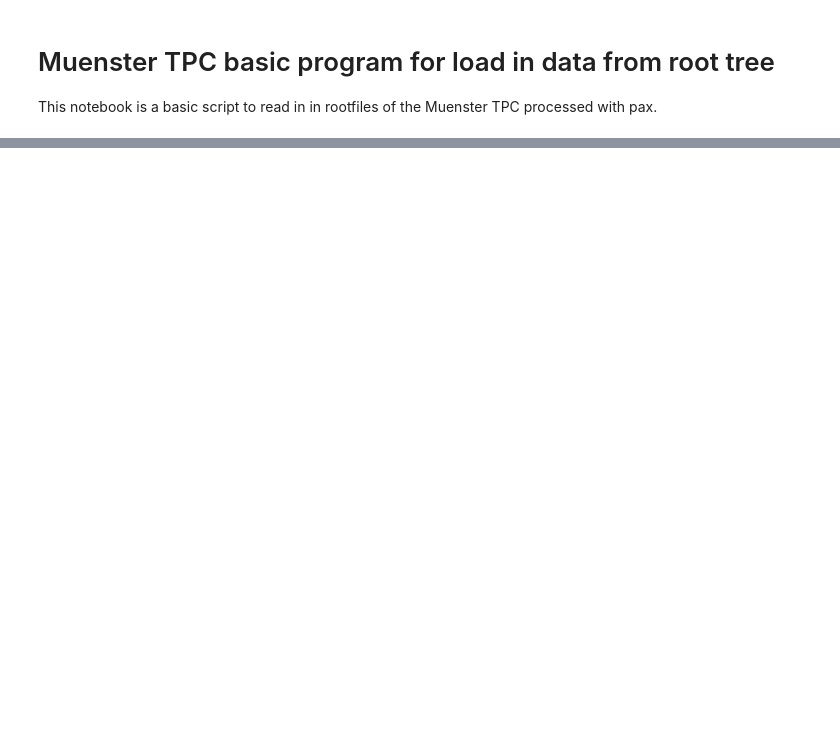
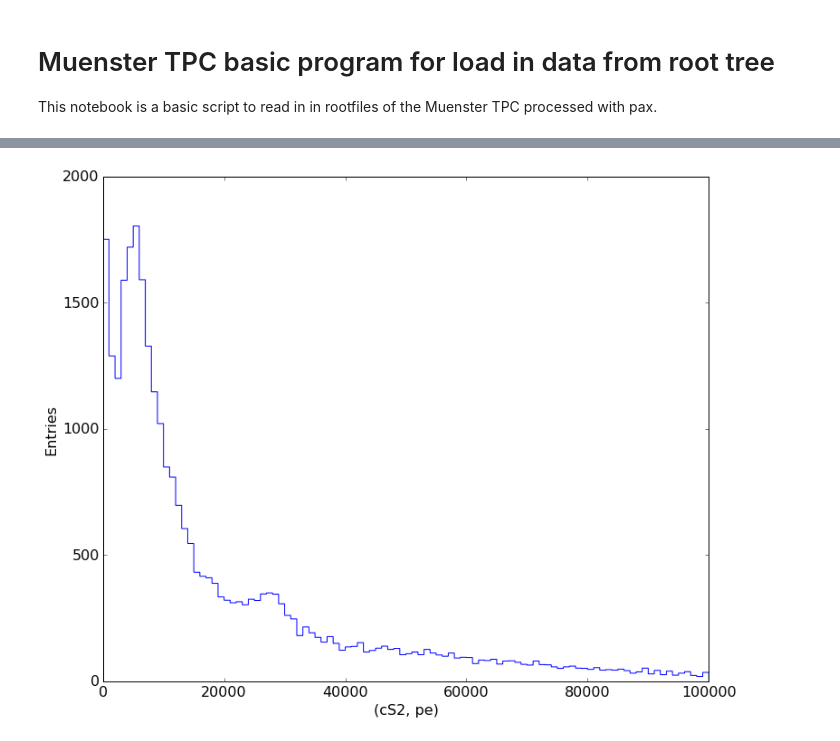
Before and after one commit to XENON-MS/hax, a Jupyter notebook: examples/Muenster_TPC_Read_data_from_rootfile_basic.ipynb, the cells around one changed output, grey strips where cells are left out. Cells and saved outputs as stored; diff of their text form; code cells hidden in the pictures; blank space fills up the shorter version.

```diff
--- a/examples/Muenster_TPC_Read_data_from_rootfile_basic.ipynb
+++ b/examples/Muenster_TPC_Read_data_from_rootfile_basic.ipynb
@@ -25,0 +110,15 @@ data.head(5)
+# %%
+s2data = data[data['cs2'] > 0 ]
+s2 = s2data['cs2'].values
+plt.hist(s2,
+           range=(0,1e5),
+           bins=100,
+           histtype='step',
+)
+plt.xlabel('(cS2, pe)')
+plt.ylabel('Entries')
+#plt.xlim(0, 2000)
+#plt.ylim(0, 50000)
+plt.show()
+# %% [output]
+[figure, added]
```
Also changed, not shown: parts of 14 cells of this notebook.
